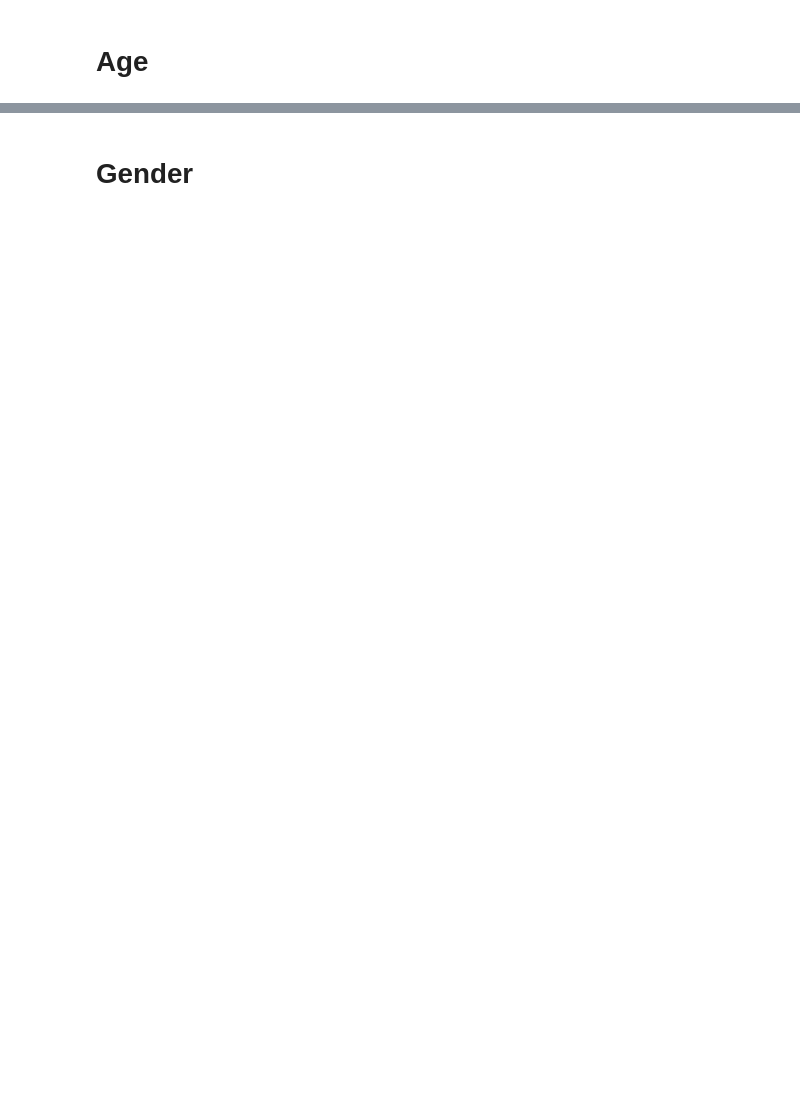
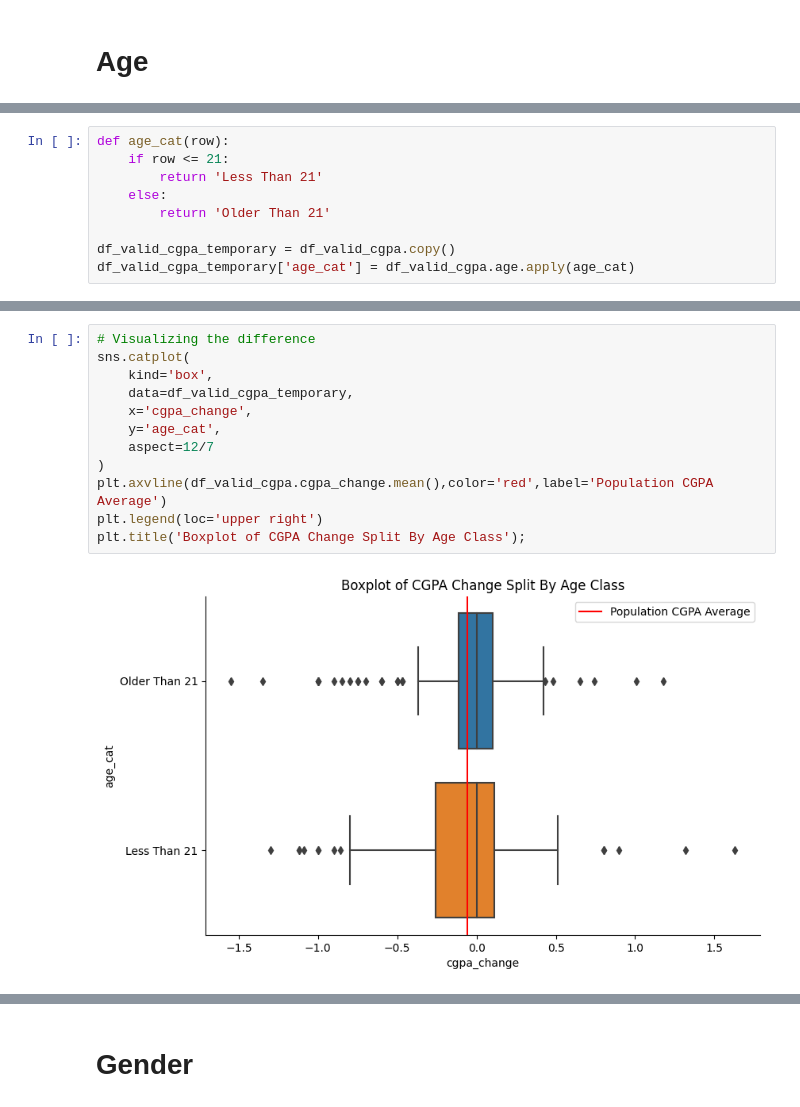
Before and after one commit to socratesjnr/asuu-strike-project, a Jupyter notebook: project-analysis/analysis/stat_analysis.ipynb, the cells around one changed output, grey strips where cells are left out. Drawn from its saved outputs; the diff is of its cells as text; blank space fills up the shorter version.

```diff
--- a/project-analysis/analysis/stat_analysis.ipynb
+++ b/project-analysis/analysis/stat_analysis.ipynb
@@ -269,0 +387,9 @@ TtestResult(statistic=0.37359324019837115, pvalue=0.7089682217418158, df=303.0)
+# %%
+def age_cat(row):
+    if row <= 21:
+        return 'Less Than 21'
+    else:
+        return 'Older Than 21'
+
+df_valid_cgpa_temporary = df_valid_cgpa.copy()
+df_valid_cgpa_temporary['age_cat'] = df_valid_cgpa.age.apply(age_cat)
@@ -273,0 +428,14 @@ The p-value score of 0.709 is greater than the significance level of 0.05 this m
+# %%
+# Visualizing the difference
+sns.catplot(
+    kind='box',
+    data=df_valid_cgpa_temporary,
+    x='cgpa_change',
+    y='age_cat',
+    aspect=12/7
+)
+plt.axvline(df_valid_cgpa.cgpa_change.mean(),color='red',label='Population CGPA Average')
+plt.legend(loc='upper right')
+plt.title('Boxplot of CGPA Change Split By Age Class');
+# %% [output]
+[figure, added]
```
Also changed, not shown: parts of 145 cells of this notebook, 1 other file.
